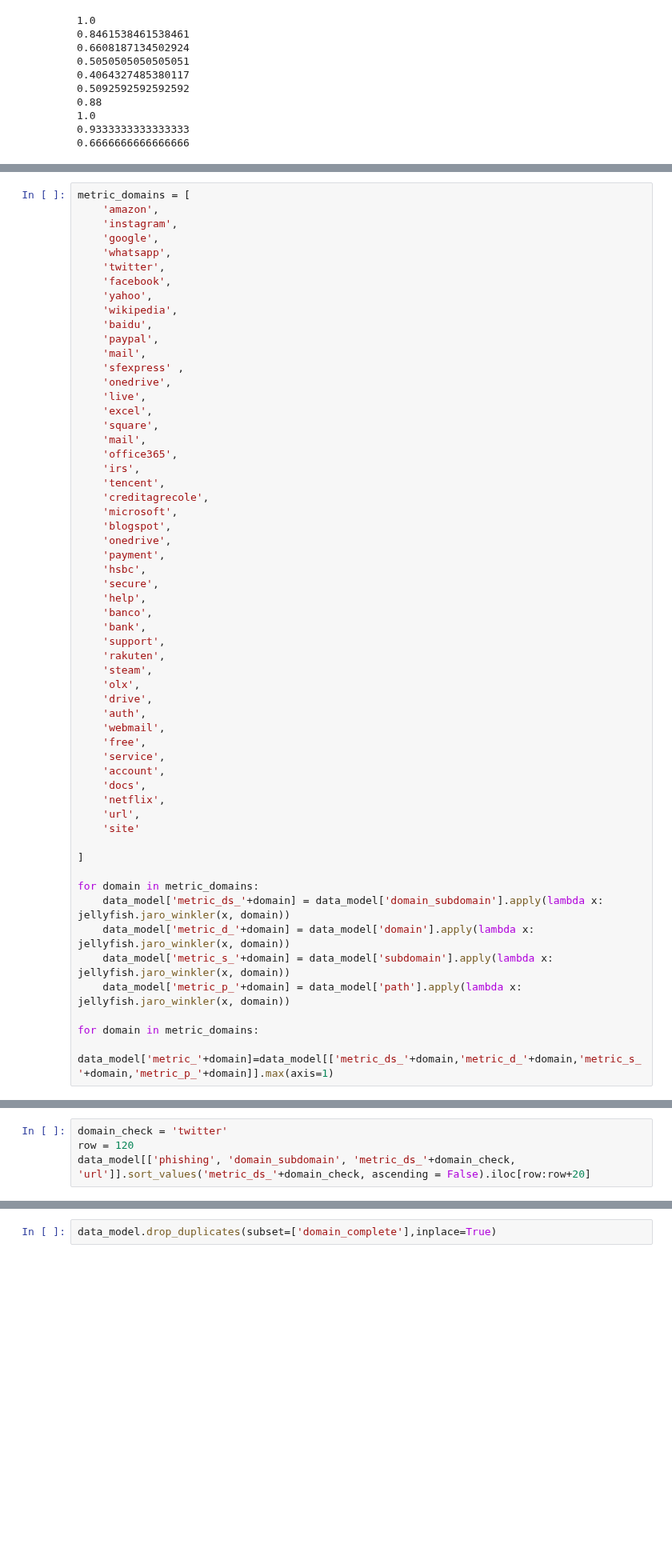
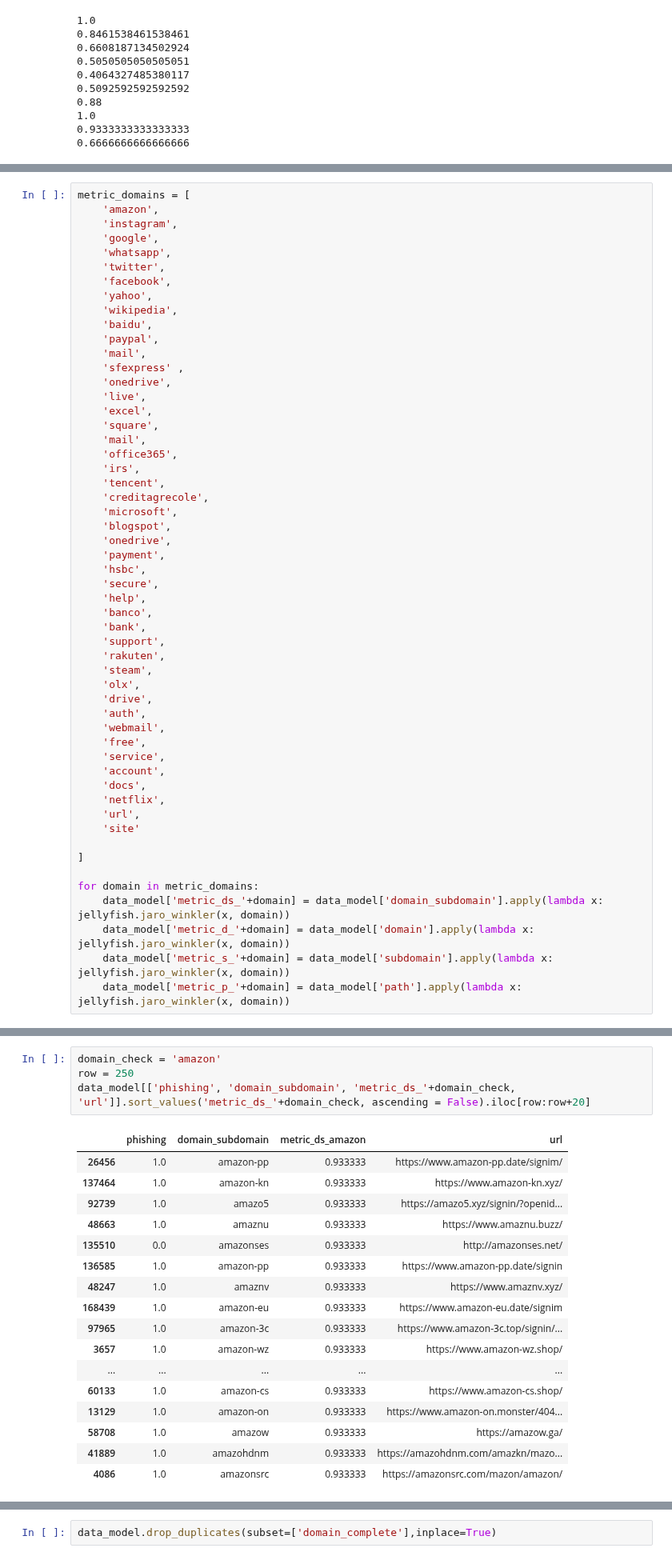
Before and after one commit to JuanCruzC97/Proyecto_CDD, a Jupyter notebook: Proyecto A/00 - Creación Dataset y Variables/Creacion_Dataset.ipynb, the cells around one changed output, grey strips where cells are left out. Shown at 80% size. Drawn from its saved outputs; the diff is of its cells as text; blank space fills up the shorter version.

```diff
--- a/Proyecto A/00 - Creación Dataset y Variables/Creacion_Dataset.ipynb
+++ b/Proyecto A/00 - Creación Dataset y Variables/Creacion_Dataset.ipynb
@@ -658,9 +669,6 @@ for domain in metric_domains:
     data_model['metric_d_'+domain] = data_model['domain'].apply(lambda x: jellyfish.jaro_winkler(x, domain))
     data_model['metric_s_'+domain] = data_model['subdomain'].apply(lambda x: jellyfish.jaro_winkler(x, domain))
     data_model['metric_p_'+domain] = data_model['path'].apply(lambda x: jellyfish.jaro_winkler(x, domain))
-
-for domain in metric_domains:
-    data_model['metric_'+domain]=data_model[['metric_ds_'+domain,'metric_d_'+domain,'metric_s_'+domain,'metric_p_'+domain]].max(axis=1)
 # %%
 data_model
 # %% [output]
@@ -709,7 +724,25 @@ data_model.shape
 # %%
-domain_check = 'twitter'
-row = 120
+domain_check = 'amazon'
+row = 250
 data_model[['phishing', 'domain_subdomain', 'metric_ds_'+domain_check, 'url']].sort_values('metric_ds_'+domain_check, ascending = False).iloc[row:row+20]
+# %% [output]
+|  | phishing | domain_subdomain | metric_ds_amazon | url |
+| 26456 | 1.0 | amazon-pp | 0.933333 | https://www.amazon-pp.date/signim/ |
+| 137464 | 1.0 | amazon-kn | 0.933333 | https://www.amazon-kn.xyz/ |
+| 92739 | 1.0 | amazo5 | 0.933333 | https://amazo5.xyz/signin/?openid... |
+| 48663 | 1.0 | amaznu | 0.933333 | https://www.amaznu.buzz/ |
+| 135510 | 0.0 | amazonses | 0.933333 | http://amazonses.net/ |
+| 136585 | 1.0 | amazon-pp | 0.933333 | https://www.amazon-pp.date/signin |
+| 48247 | 1.0 | amaznv | 0.933333 | https://www.amaznv.xyz/ |
+| 168439 | 1.0 | amazon-eu | 0.933333 | https://www.amazon-eu.date/signim |
+| 97965 | 1.0 | amazon-3c | 0.933333 | https://www.amazon-3c.top/signin/... |
+| 3657 | 1.0 | amazon-wz | 0.933333 | https://www.amazon-wz.shop/ |
+| ... | ... | ... | ... | ... |
+| 60133 | 1.0 | amazon-cs | 0.933333 | https://www.amazon-cs.shop/ |
+| 13129 | 1.0 | amazon-on | 0.933333 | https://www.amazon-on.monster/404... |
+| 58708 | 1.0 | amazow | 0.933333 | https://amazow.ga/ |
+| 41889 | 1.0 | amazohdnm | 0.933333 | https://amazohdnm.com/amazkn/mazo... |
+| 4086 | 1.0 | amazonsrc | 0.933333 | https://amazonsrc.com/mazon/amazon/ |
 # %% [markdown]
 # Data Final
 
```
Also changed, not shown: parts of 27 cells of this notebook, 3 other files.
